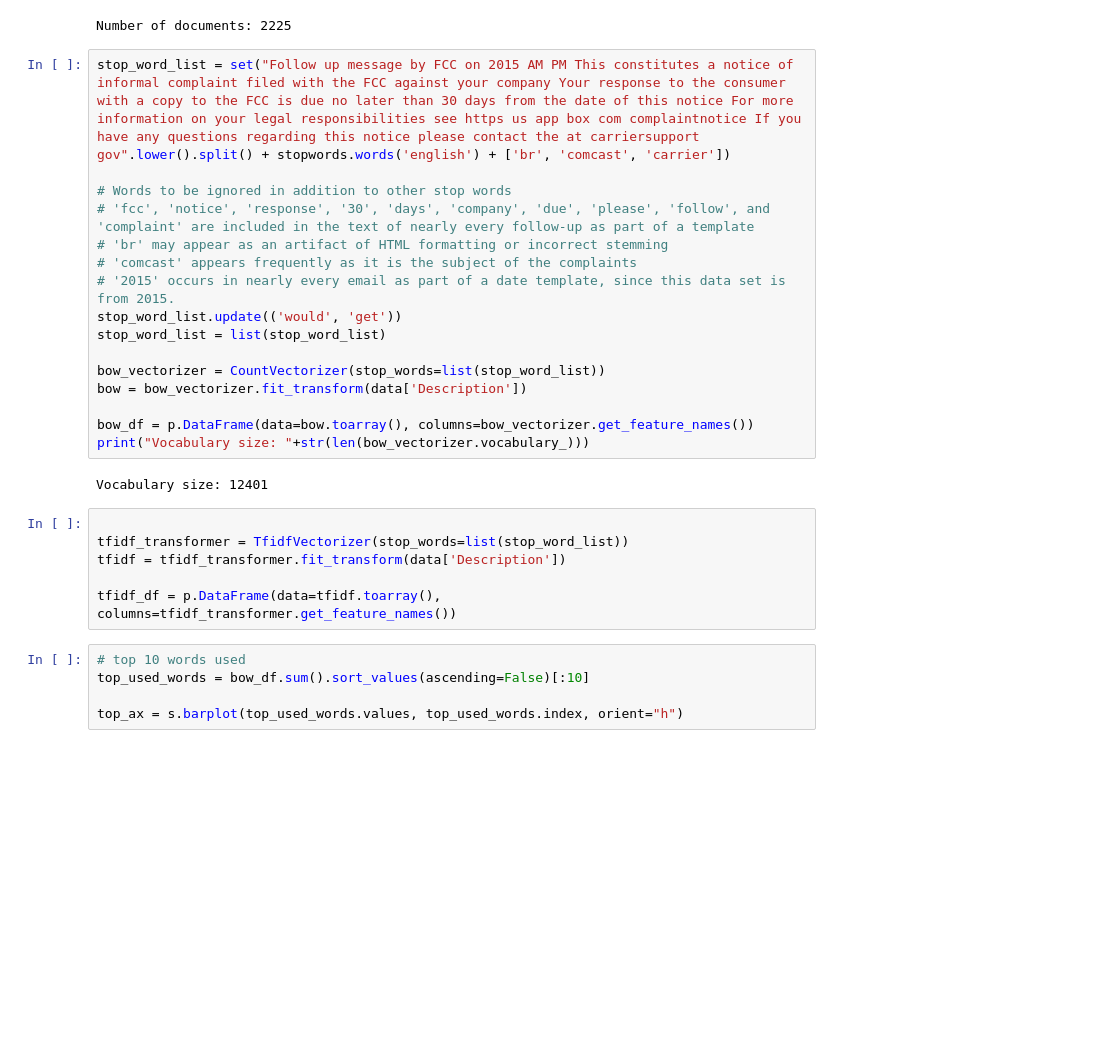
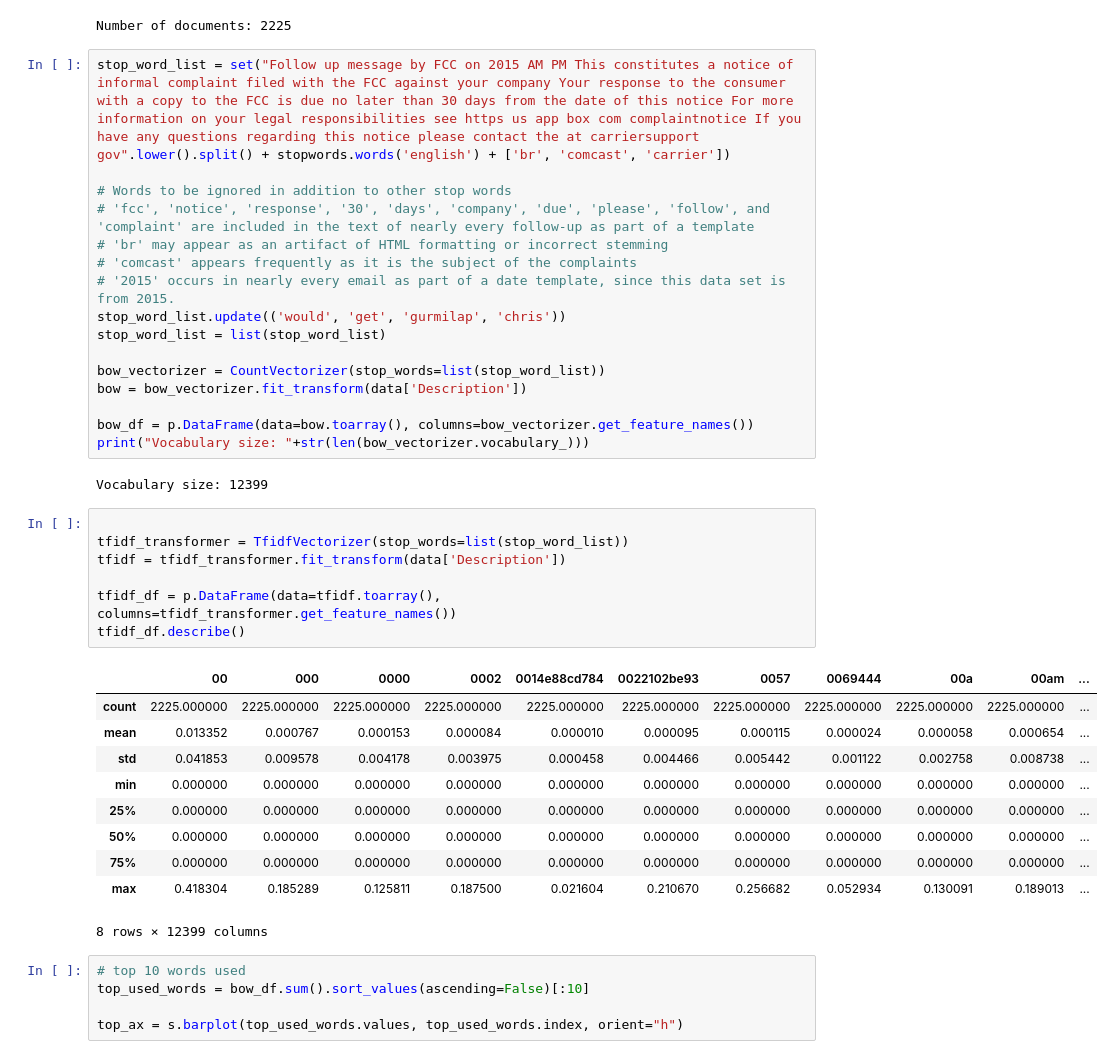
Before and after one commit to Regum/MLP-Appel-Hawkins, a Jupyter notebook: lab2/Lab02.ipynb, the cells around one changed output. Cells and saved outputs as stored; diff of their text form; blank space fills up the shorter version.

```diff
--- a/lab2/Lab02.ipynb
+++ b/lab2/Lab02.ipynb
@@ -26,7 +26,7 @@ stop_word_list = set("Follow up message by FCC on 2015 AM PM This constitutes a
 # 'br' may appear as an artifact of HTML formatting or incorrect stemming
 # 'comcast' appears frequently as it is the subject of the complaints
 # '2015' occurs in nearly every email as part of a date template, since this data set is from 2015.
-stop_word_list.update(('would', 'get'))
+stop_word_list.update(('would', 'get', 'gurmilap', 'chris'))
 stop_word_list = list(stop_word_list)
 
 bow_vectorizer = CountVectorizer(stop_words=list(stop_word_list))
@@ -35,13 +35,25 @@ bow = bow_vectorizer.fit_transform(data['Description'])
 bow_df = p.DataFrame(data=bow.toarray(), columns=bow_vectorizer.get_feature_names())
 print("Vocabulary size: "+str(len(bow_vectorizer.vocabulary_)))
 # %% [output]
-Vocabulary size: 12401
+Vocabulary size: 12399
 # %%
 
 tfidf_transformer = TfidfVectorizer(stop_words=list(stop_word_list))
 tfidf = tfidf_transformer.fit_transform(data['Description'])
 
 tfidf_df = p.DataFrame(data=tfidf.toarray(), columns=tfidf_transformer.get_feature_names())
+tfidf_df.describe()
+# %% [output]
+|  | 00 | 000 | 0000 | 0002 | 0014e88cd784 | 0022102be93 | 0057 | 0069444 | 00a | 00am | ... |
+| count | 2225.000000 | 2225.000000 | 2225.000000 | 2225.000000 | 2225.000000 | 2225.000000 | 2225.000000 | 2225.000000 | 2225.000000 | 2225.000000 | ... |
+| mean | 0.013352 | 0.000767 | 0.000153 | 0.000084 | 0.000010 | 0.000095 | 0.000115 | 0.000024 | 0.000058 | 0.000654 | ... |
+| std | 0.041853 | 0.009578 | 0.004178 | 0.003975 | 0.000458 | 0.004466 | 0.005442 | 0.001122 | 0.002758 | 0.008738 | ... |
+| min | 0.000000 | 0.000000 | 0.000000 | 0.000000 | 0.000000 | 0.000000 | 0.000000 | 0.000000 | 0.000000 | 0.000000 | ... |
+| 25% | 0.000000 | 0.000000 | 0.000000 | 0.000000 | 0.000000 | 0.000000 | 0.000000 | 0.000000 | 0.000000 | 0.000000 | ... |
+| 50% | 0.000000 | 0.000000 | 0.000000 | 0.000000 | 0.000000 | 0.000000 | 0.000000 | 0.000000 | 0.000000 | 0.000000 | ... |
+| 75% | 0.000000 | 0.000000 | 0.000000 | 0.000000 | 0.000000 | 0.000000 | 0.000000 | 0.000000 | 0.000000 | 0.000000 | ... |
+| max | 0.418304 | 0.185289 | 0.125811 | 0.187500 | 0.021604 | 0.210670 | 0.256682 | 0.052934 | 0.130091 | 0.189013 | ... |
+8 rows × 12399 columns
 # %%
 # top 10 words used
 top_used_words = bow_df.sum().sort_values(ascending=False)[:10]
```
Also changed, not shown: parts of 3 cells of this notebook.
